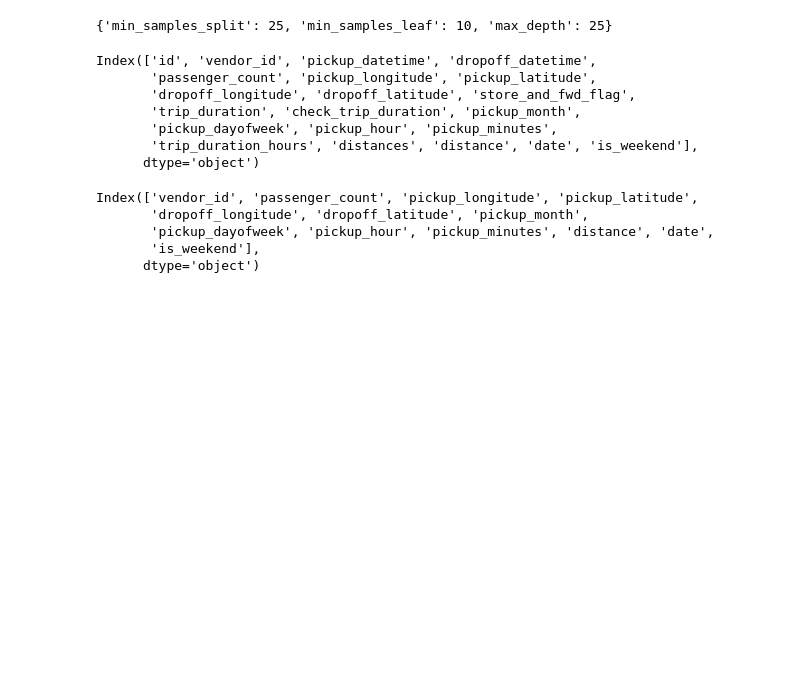
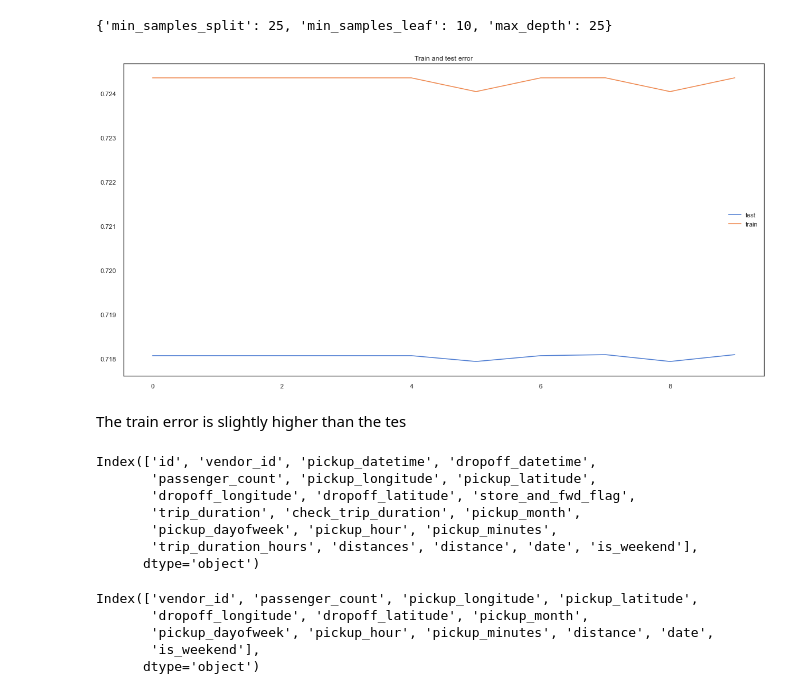
Before and after one commit to BismeetSingh/DataScience, a Jupyter notebook: newyorkcabprediction/NYC.ipynb, the cells around one changed output. Cells and saved outputs as stored; diff of their text form; code cells hidden in the pictures; blank space fills up the shorter version.

Commit message:
Added Train Test Plot for Random Hyper-Parameter Search

```diff
--- a/newyorkcabprediction/NYC.ipynb
+++ b/newyorkcabprediction/NYC.ipynb
@@ -525,6 +528,0 @@ df["vendor_id"]=df["vendor_id"].astype("category")
-# %%
-# Importing MinMax Scaler
-from sklearn.preprocessing import StandardScaler
-scaler = StandardScaler()
-train_x,test_x,train_y,test_y = train_test_split(X, Y, random_state = 96,test_size=0.20)
-X_scaled = scaler.fit_transform(train_x)
@@ -710,8 +704,8 @@ params={
     "min_samples_split":range(5,30,5),
     "min_samples_leaf":range(5,30,5)
 }
-scoring=["r2","neg_mean_squared_error","explained_variance"]
-clf = RandomizedSearchCV(dtree, params, random_state=96,scoring="r2")
+# scoring=["r2","neg_mean_squared_error","explained_variance"]
+clf = RandomizedSearchCV(dtree, params, random_state=96,return_train_score=True,scoring="r2")
 # %%
 clf.fit(train_scaled,train_y)
 # %% [output]
@@ -759,6 +770,19 @@ clf.score
 clf.best_params_
 # %% [output]
 {'min_samples_split': 25, 'min_samples_leaf': 10, 'max_depth': 25}
+# %%
+test_scores = clf.cv_results_['mean_test_score']
+train_scores = clf.cv_results_['mean_train_score']
+plt.figure(figsize=(20,10))
+plt.plot(test_scores, label='test')
+plt.plot(train_scores, label='train')
+plt.title("Train and test error")
+plt.legend(loc='best')
+plt.show()
+# %% [output]
+[figure, added]
+# %% [markdown]
+The train error is slightly higher than the tes
 # %%
 data.columns
 # %% [output]
```
Also changed, not shown: parts of 14 cells of this notebook.
